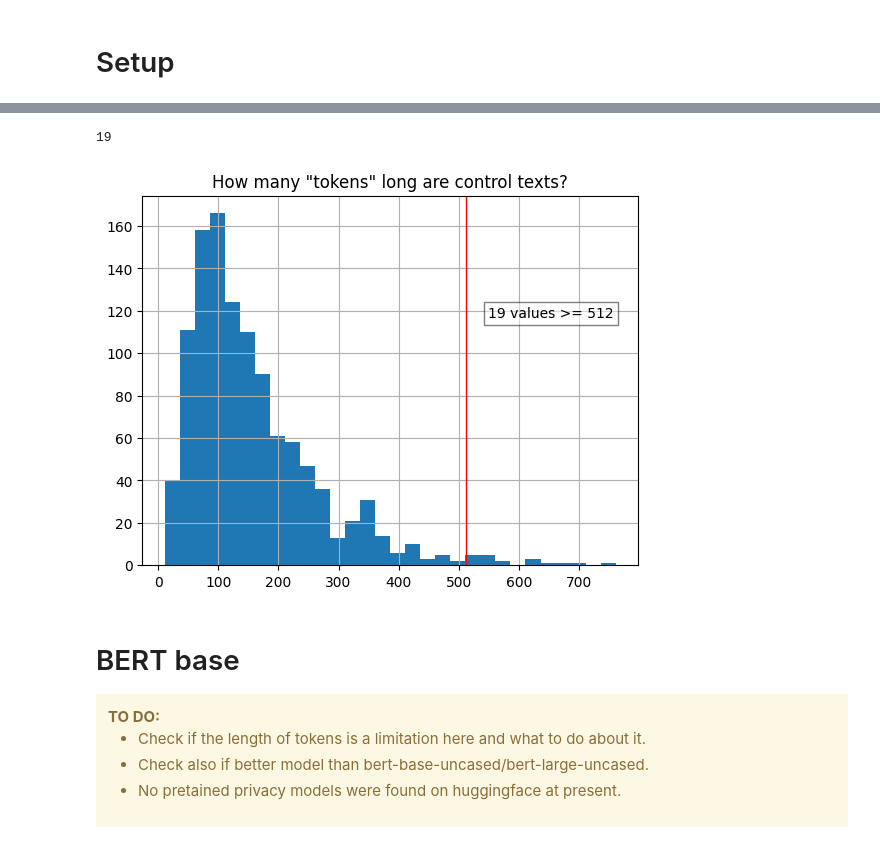
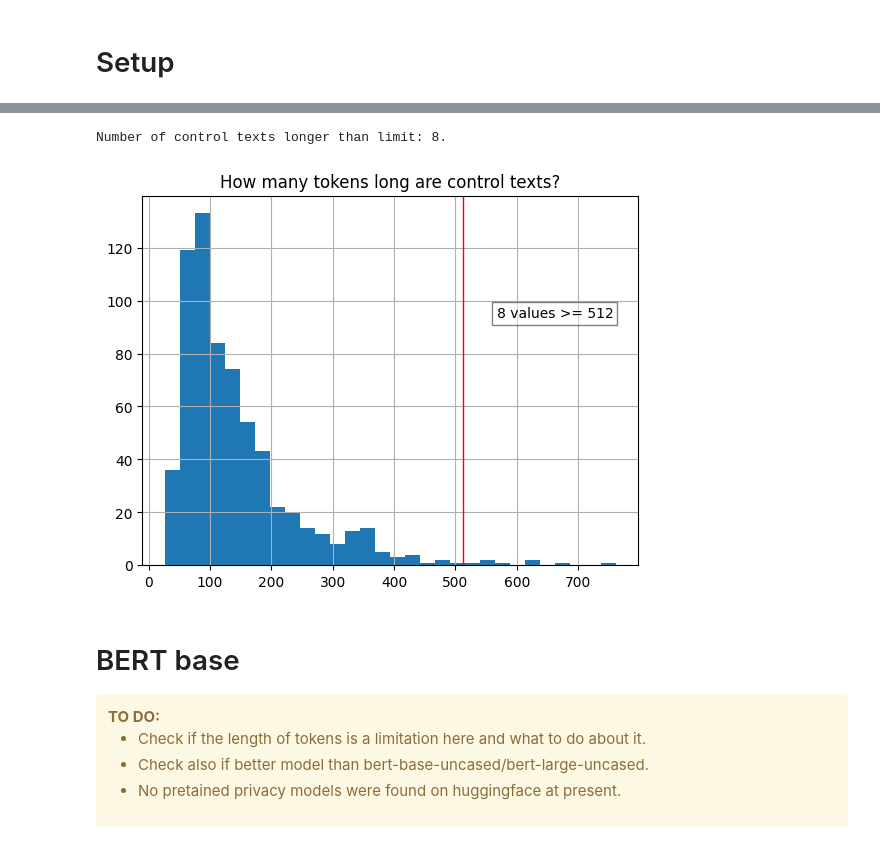
Before and after one commit to zkilhoffer/privacy-standard-topic-modeling, a Jupyter notebook: src/notebooks/embeddings.ipynb, the cells around one changed output, grey strips where cells are left out. Saved outputs shown, nothing was run; the diff lists cells and outputs as text; code cells hidden in the pictures.

```diff
--- a/src/notebooks/embeddings.ipynb
+++ b/src/notebooks/embeddings.ipynb
@@ -80,8 +54,9 @@ pd.set_option("display.max_rows", False)
 warnings.filterwarnings("ignore")
 # %%
 # load data
-df = pd.read_excel('df_2023-12-16.xlsx')
-reference_only_df = pd.read_excel('reference_only_df_2023-12-16.xlsx')
+df = pd.read_excel('../data/df_noembeddings_github.xlsx')
+# df_noembed = pd.read_excel('../data/df_embeddings_publicdomain.xlsx')
+# reference_only_df = pd.read_excel('../data/reference_only_df_2023-12-16.xlsx')
 # %%
 # inspect df
 df.head(1)
@@ -97,22 +66,22 @@ reference_only_df.head(1)
 # %%
 # How long are the texts?
-# Mostly much < 512 limit of BERT.
+# BERT embeddings will truncate texts over 512 tokens.
 
 l = df['full_control_text'].apply(lambda x: len(x.split(' ')))
 z = len([x for x in l if x >= 512])
-print(z)
+print(f'Number of control texts longer than limit: {z}.')
 
 ax = l.hist(bins=30)  # create histogram using axes object
-ax.set_title('How many "tokens" long are control texts?')
+ax.set_title('How many tokens long are control texts?')
 plt.axvline(x=512, color='red', linewidth=1)
 props = dict(boxstyle='square', facecolor='white', alpha=0.5)
 
 ax.text(0.95, 0.7, f'{z} values >= 512', transform=ax.transAxes, fontsize=10,
         verticalalignment='top', horizontalalignment='right', bbox=props)
 plt.show()
 # %% [output]
-19
+Number of control texts longer than limit: 8.
-[figure, old version]
+[figure, new version]
 # %%
 # create list for encoding
 docs = list(df['full_control_text'].values)
```
Also changed, not shown: parts of 27 cells of this notebook, 9 other files.
